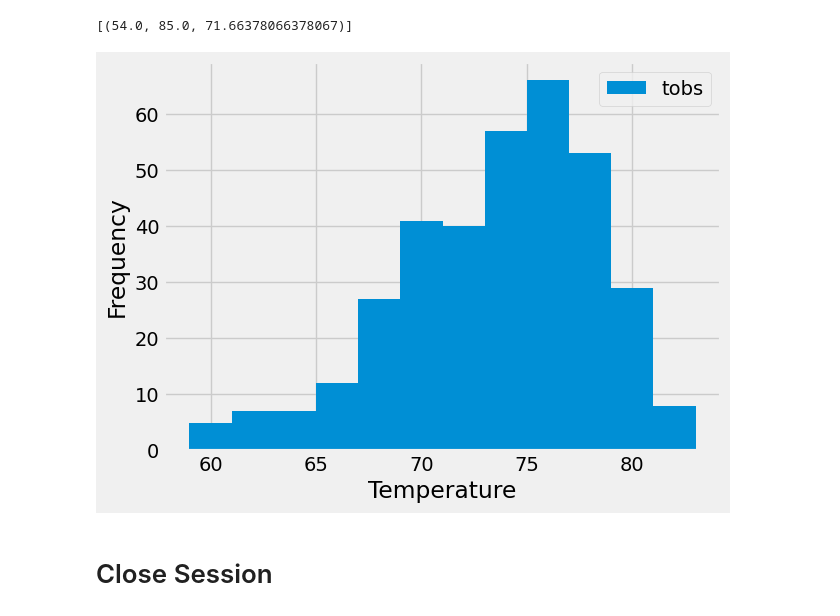
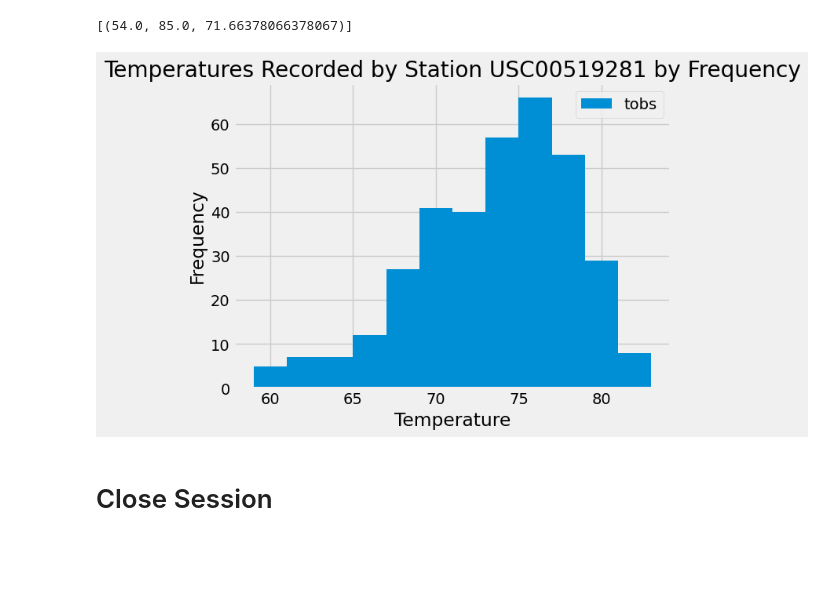
Before and after one commit to mdg1317/sqlalchemy-challenge, a Jupyter notebook: SurfsUp/climate_starter.ipynb, the cells around one changed output. Saved outputs shown, nothing was run; the diff lists cells and outputs as text; code cells hidden in the pictures; blank space fills up the shorter version.

```diff
--- a/SurfsUp/climate_starter.ipynb
+++ b/SurfsUp/climate_starter.ipynb
@@ -155,14 +143,14 @@ temps
 # %%
 # Using the most active station id
 # Query the last 12 months of temperature observation data for this station and plot the results as a histogram
 temp_query = session.query(Measurement.tobs)\
     .filter(Measurement.station == active_stations[0][0])\
     .filter(Measurement.date >= starting_date).all()
 
 temp_df = pd.DataFrame(data=temp_query)
-temp_df.plot(kind="hist", xlabel="Temperature", bins=12);
+temp_df.plot(kind="hist", title=f"Temperatures Recorded by Station {active_stations[0][0]} by Frequency", xlabel="Temperature", bins=12);
 # %% [output]
-[figure, old version]
+[figure, new version]
 # %% [markdown]
 # Close Session
 # %%
```
Also changed, not shown: parts of 3 cells of this notebook.
